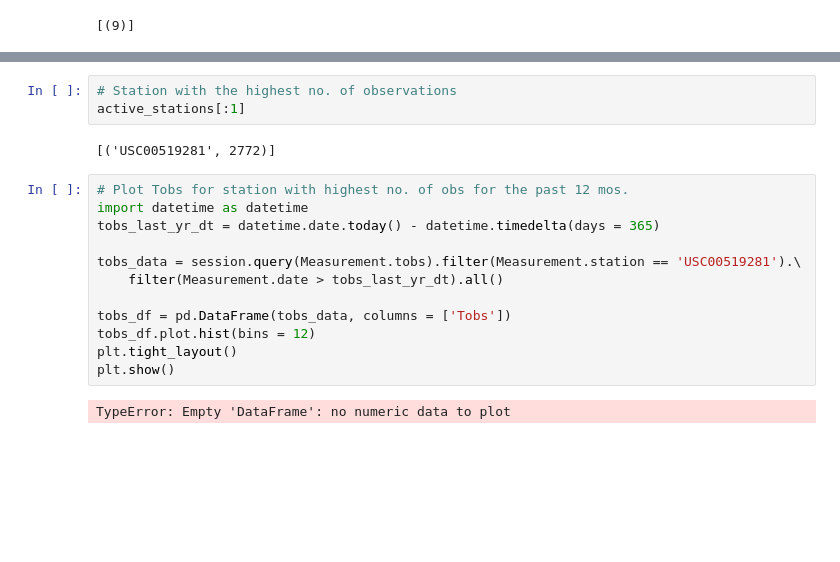
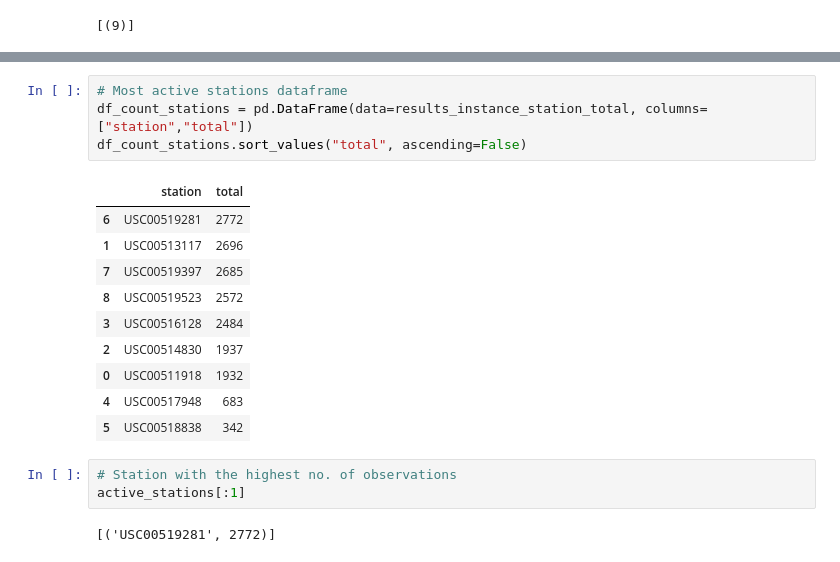
Before and after one commit to yinlingw/Surfs-Up-, a Jupyter notebook: HW11_SurfsUp!/climate_analysis.ipynb, the cells around one changed output, grey strips where cells are left out. Saved outputs shown, nothing was run; the diff lists cells and outputs as text; blank space fills up the shorter version.

```diff
--- a/HW11_SurfsUp!/climate_analysis.ipynb
+++ b/HW11_SurfsUp!/climate_analysis.ipynb
@@ -120,19 +131,20 @@ active_stations
+# %%
+# Most active stations dataframe
+df_count_stations = pd.DataFrame(data=results_instance_station_total, columns=["station","total"])
+df_count_stations.sort_values("total", ascending=False)
+# %% [output]
+|  | station | total |
+| 6 | USC00519281 | 2772 |
+| 1 | USC00513117 | 2696 |
+| 7 | USC00519397 | 2685 |
+| 8 | USC00519523 | 2572 |
+| 3 | USC00516128 | 2484 |
+| 2 | USC00514830 | 1937 |
+| 0 | USC00511918 | 1932 |
+| 4 | USC00517948 | 683 |
+| 5 | USC00518838 | 342 |
 # %%
 # Station with the highest no. of observations
 active_stations[:1]
 # %% [output]
 [('USC00519281', 2772)]
-# %%
-# Plot Tobs for station with highest no. of obs for the past 12 mos.
-import datetime as datetime
-tobs_last_yr_dt = datetime.date.today() - datetime.timedelta(days = 365)
-
-tobs_data = session.query(Measurement.tobs).filter(Measurement.station == 'USC00519281').\
-    filter(Measurement.date > tobs_last_yr_dt).all()
-
-tobs_df = pd.DataFrame(tobs_data, columns = ['Tobs'])
-tobs_df.plot.hist(bins = 12)
-plt.tight_layout()
-plt.show()
-# %% [output]
-TypeError: Empty 'DataFrame': no numeric data to plot
```
Also changed, not shown: parts of 10 cells of this notebook.
